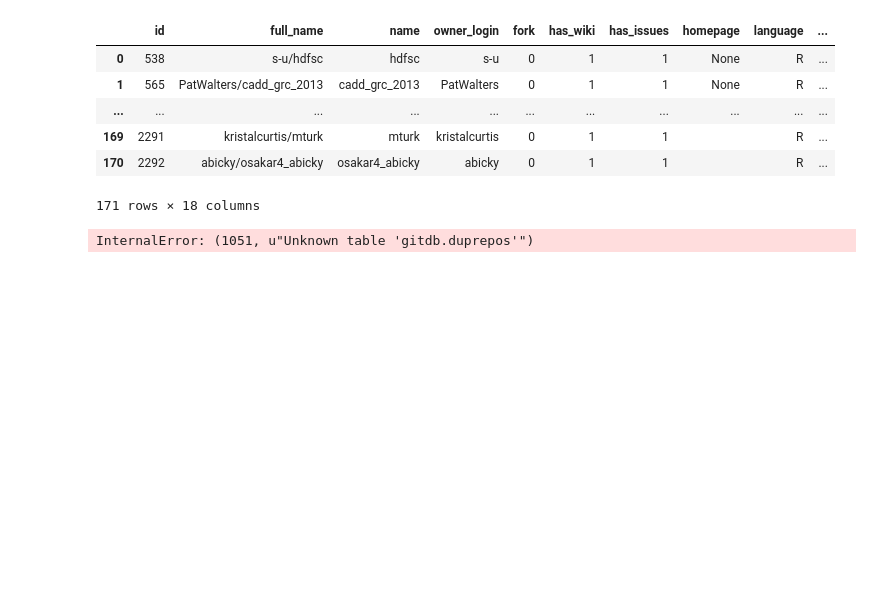
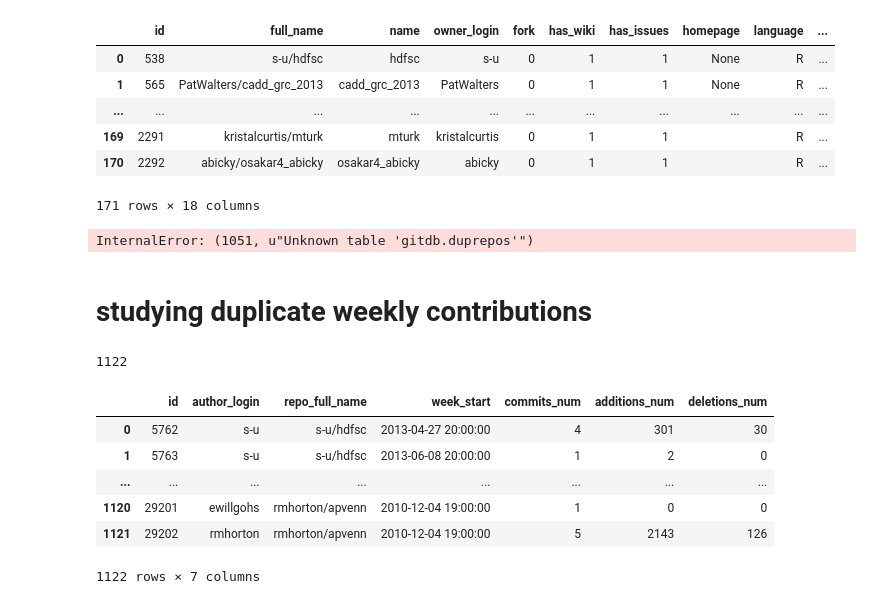
Before and after one commit to gauthamnair/repopulse, a Jupyter notebook: exploringRRepoResults.ipynb, the cells around one changed output. Drawn from its saved outputs; the diff is of its cells as text; code cells hidden in the pictures; blank space fills up the shorter version.

Commit message:
deleted duplicate weeks too.

```diff
--- a/exploringRRepoResults.ipynb
+++ b/exploringRRepoResults.ipynb
@@ -151,3 +153,5 @@ c.execute(dropDuplicateIdTables)
 con.commit()
 # %% [output]
 InternalError: (1051, u"Unknown table 'gitdb.duprepos'")
+# %% [markdown]
+# studying duplicate weekly contributions
@@ -153,0 +170,18 @@ InternalError: (1051, u"Unknown table 'gitdb.duprepos'")
+# %%
+query = '''
+SELECT * FROM WeeklyContributions
+WHERE WeeklyContributions.id IN (SELECT DupWeeks.id FROM DupWeeks)
+'''
+c.execute(query)
+# %% [output]
+1122
+# %%
+pd.io.sql.read_sql(query, con)
+# %% [output]
+|  | id | author_login | repo_full_name | week_start | commits_num | additions_num | deletions_num |
+| 0 | 5762 | s-u | s-u/hdfsc | 2013-04-27 20:00:00 | 4 | 301 | 30 |
+| 1 | 5763 | s-u | s-u/hdfsc | 2013-06-08 20:00:00 | 1 | 2 | 0 |
+| ... | ... | ... | ... | ... | ... | ... | ... |
+| 1120 | 29201 | ewillgohs | rmhorton/apvenn | 2010-12-04 19:00:00 | 1 | 0 | 0 |
+| 1121 | 29202 | rmhorton | rmhorton/apvenn | 2010-12-04 19:00:00 | 5 | 2143 | 126 |
+1122 rows × 7 columns
```
Also changed, not shown: parts of 4 cells of this notebook, 2 other files.
